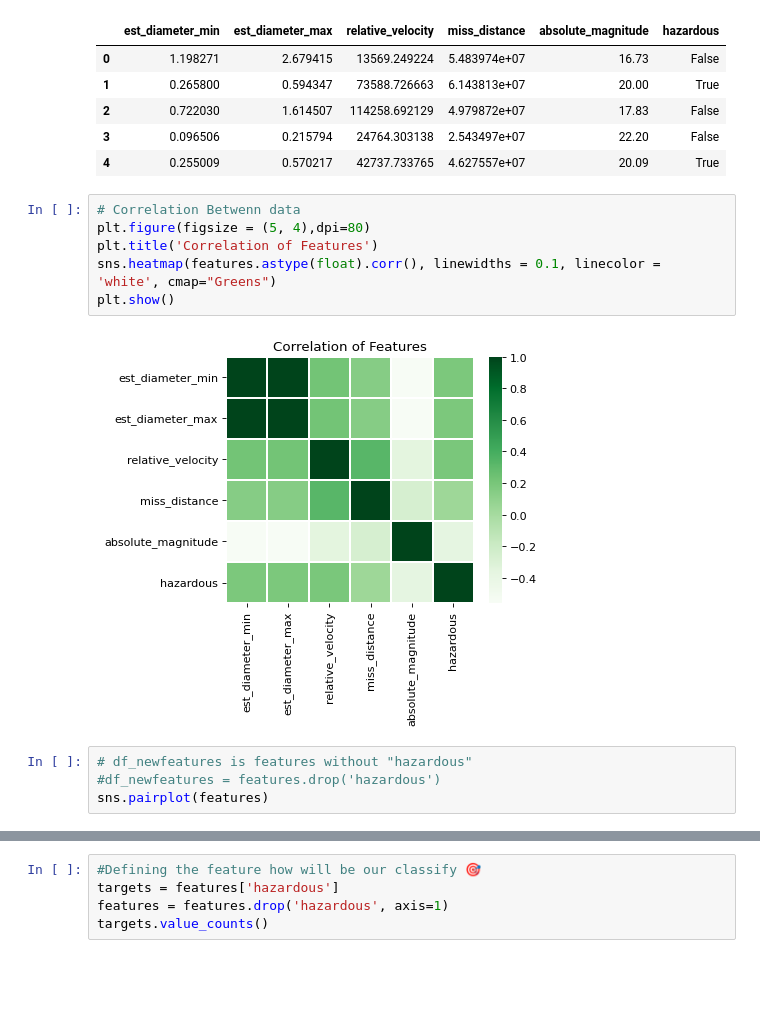
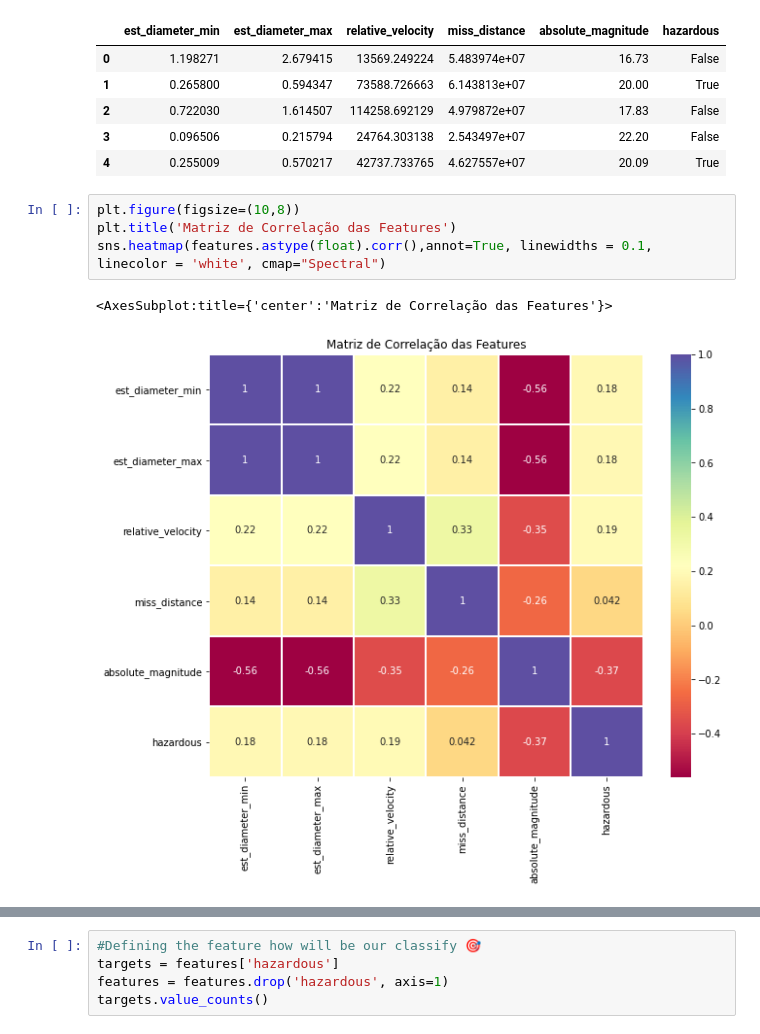
Before and after one commit to barauna-lo/Code_Library, a Jupyter notebook: TCC_PUCMinas.ipynb, the cells around one changed output, grey strips where cells are left out. Saved outputs shown, nothing was run; the diff lists cells and outputs as text; blank space fills up the shorter version.

```diff
--- a/TCC_PUCMinas.ipynb
+++ b/TCC_PUCMinas.ipynb
@@ -104,14 +216,9 @@ features.head()
 | 3 | 0.096506 | 0.215794 | 24764.303138 | 2.543497e+07 | 22.20 | False |
 | 4 | 0.255009 | 0.570217 | 42737.733765 | 4.627557e+07 | 20.09 | True |
 # %%
-# Correlation Betwenn data
-plt.figure(figsize = (5, 4),dpi=80)
-plt.title('Correlation of Features')
-sns.heatmap(features.astype(float).corr(), linewidths = 0.1, linecolor = 'white', cmap="Greens")
-plt.show()
+plt.figure(figsize=(10,8))
+plt.title('Matriz de Correlação das Features')
+sns.heatmap(features.astype(float).corr(),annot=True, linewidths = 0.1, linecolor = 'white', cmap="Spectral")
 # %% [output]
+<AxesSubplot:title={'center':'Matriz de Correlação das Features'}>
-[figure, old version]
+[figure, new version]
-# %%
-# df_newfeatures is features without "hazardous"
-#df_newfeatures = features.drop('hazardous')
-sns.pairplot(features)
```
Also changed, not shown: parts of 65 cells of this notebook.
